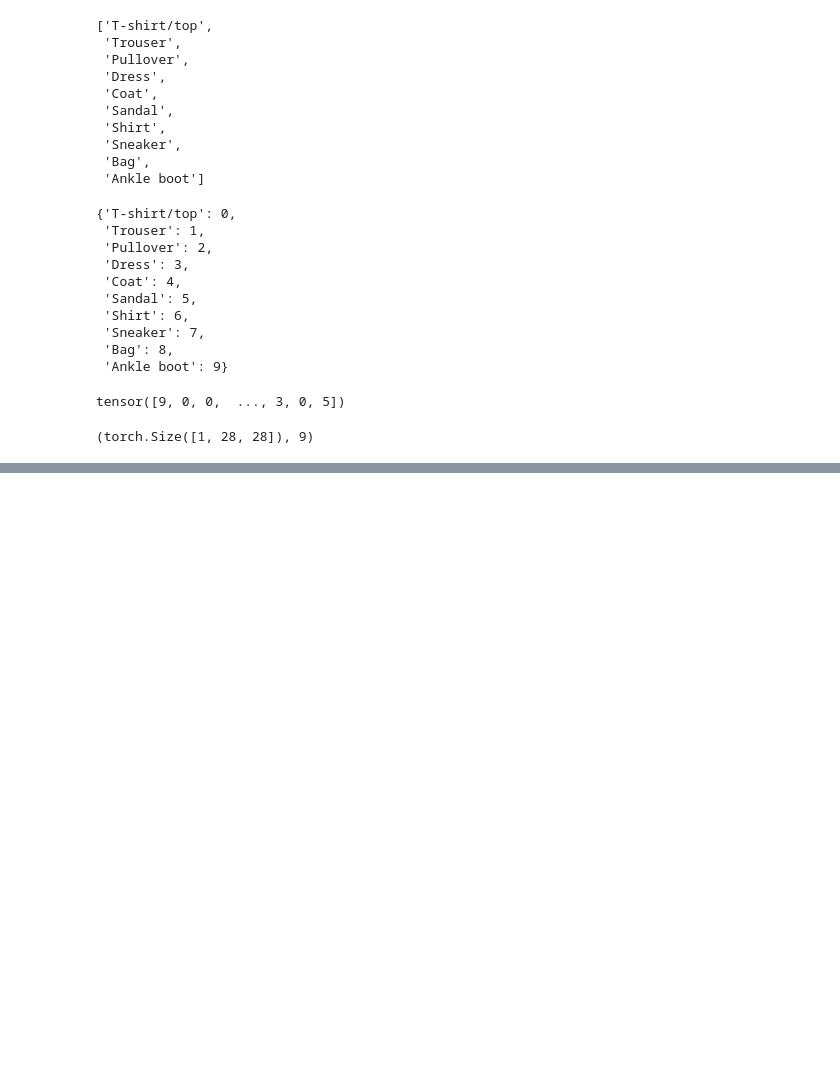
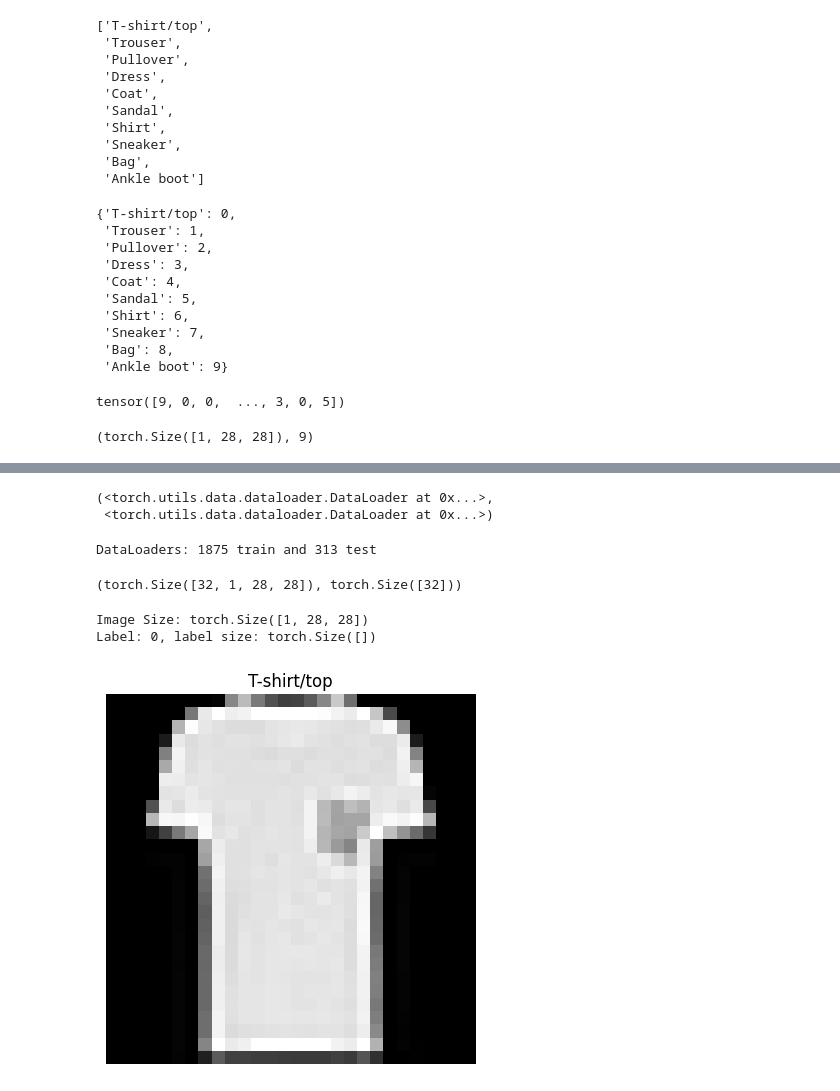
Before and after one commit to SaFaUU/PyTorch_for_DL, a Jupyter notebook: 03_pytorch_computer_vision.ipynb, the cells around one changed output, grey strips where cells are left out. Cells and saved outputs as stored; diff of their text form; code cells hidden in the pictures; blank space fills up the shorter version.

Commit message:
Dataloader and iterables

```diff
--- a/03_pytorch_computer_vision.ipynb
+++ b/03_pytorch_computer_vision.ipynb
@@ -93,0 +145,36 @@ image.shape, label
+# %%
+from torch.utils.data import DataLoader
+
+BATCH_SIZE = 32
+
+train_dataloader = DataLoader(train_data, batch_size=BATCH_SIZE, shuffle=True)
+test_dataloader = DataLoader(test_data, batch_size=BATCH_SIZE)
+
+train_dataloader, test_dataloader
+# %% [output]
+(<torch.utils.data.dataloader.DataLoader at 0x...>,
+ <torch.utils.data.dataloader.DataLoader at 0x...>)
+# %%
+print(f"DataLoaders: {len(train_dataloader)} train and {len(test_dataloader)} test")
+# %% [output]
+DataLoaders: 1875 train and 313 test
+# %%
+train_features_batch, train_labels_batch = next(iter(train_dataloader))
+train_features_batch.shape, train_labels_batch.shape
+# %% [output]
+(torch.Size([32, 1, 28, 28]), torch.Size([32]))
+# %%
+torch.manual_seed(42)
+random_idx = torch.randint(0, len(train_features_batch), size=[1]).item()
+
+image, label = train_features_batch[random_idx], train_labels_batch[random_idx]
+
+plt.imshow(image.squeeze(), cmap="gray")
+plt.title(class_names[label])
+plt.axis(False)
+print(f"Image Size: {image.shape}")
+print(f"Label: {label}, label size: {label.shape}")
+# %% [output]
+Image Size: torch.Size([1, 28, 28])
+Label: 0, label size: torch.Size([])
+[figure, added]
```
Also changed, not shown: parts of 5 cells of this notebook.
